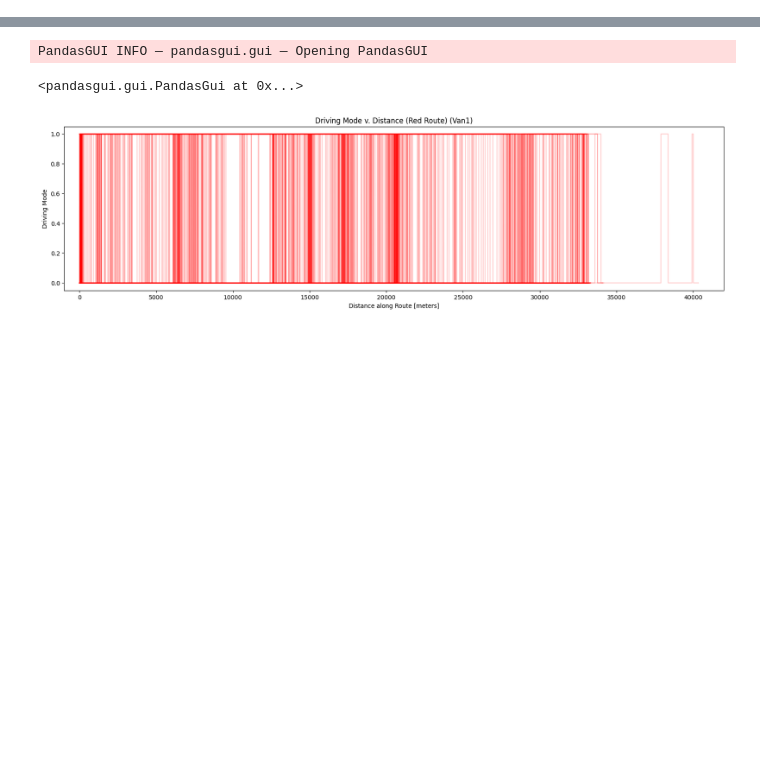
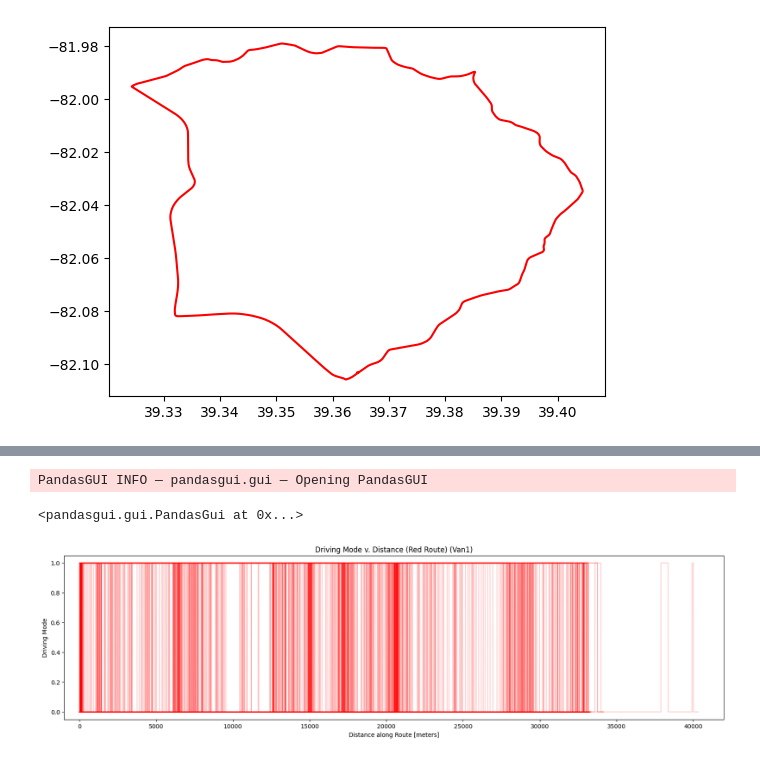
Before and after one commit to vHepp/TDMprivate, a Jupyter notebook: code/Unfinished Code/DrivingMode_v_Time_Plots (F)(UD).ipynb, the cells around one changed output, grey strips where cells are left out. Saved outputs shown, nothing was run; the diff lists cells and outputs as text; code cells hidden in the pictures; blank space fills up the shorter version.

```diff
--- a/code/Unfinished Code/DrivingMode_v_Time_Plots (F)(UD).ipynb
+++ b/code/Unfinished Code/DrivingMode_v_Time_Plots (F)(UD).ipynb
@@ -35,3 +35,9 @@ def origin_dir():
                 return path
 # %%
 metadata_df = pd.read_csv( f'{ origin_dir() }/metadata/metadata.csv' )
+# %%
+red_route_gmID_list  = metadata_df[ metadata_df[ 'Route' ] == 'Red' ][ 'groupMetadataID' ].tolist()
+
+green_route_gmID_list  = metadata_df[ metadata_df[ 'Route' ] == 'Green' ][ 'groupMetadataID' ].tolist()
+
+blue_route_gmID_list  = metadata_df[ metadata_df[ 'Route' ] == 'Blue' ][ 'groupMetadataID' ].tolist()
@@ -37,0 +171,10 @@ metadata_df = pd.read_csv( f'{ origin_dir() }/metadata/metadata.csv' )
+# %%
+latitude_array = np.array( red_route_combined_df_list[ 0 ][ 'latitude' ] )
+
+longitude_array = np.array( red_route_combined_df_list[ 0 ][ 'longitude' ] )
+
+plt.plot( latitude_array, longitude_array, color = 'red', ls = '-' )
+
+plt.show()
+# %% [output]
+[figure, added]
```
Also changed, not shown: parts of 6 cells of this notebook, 6 other files.
